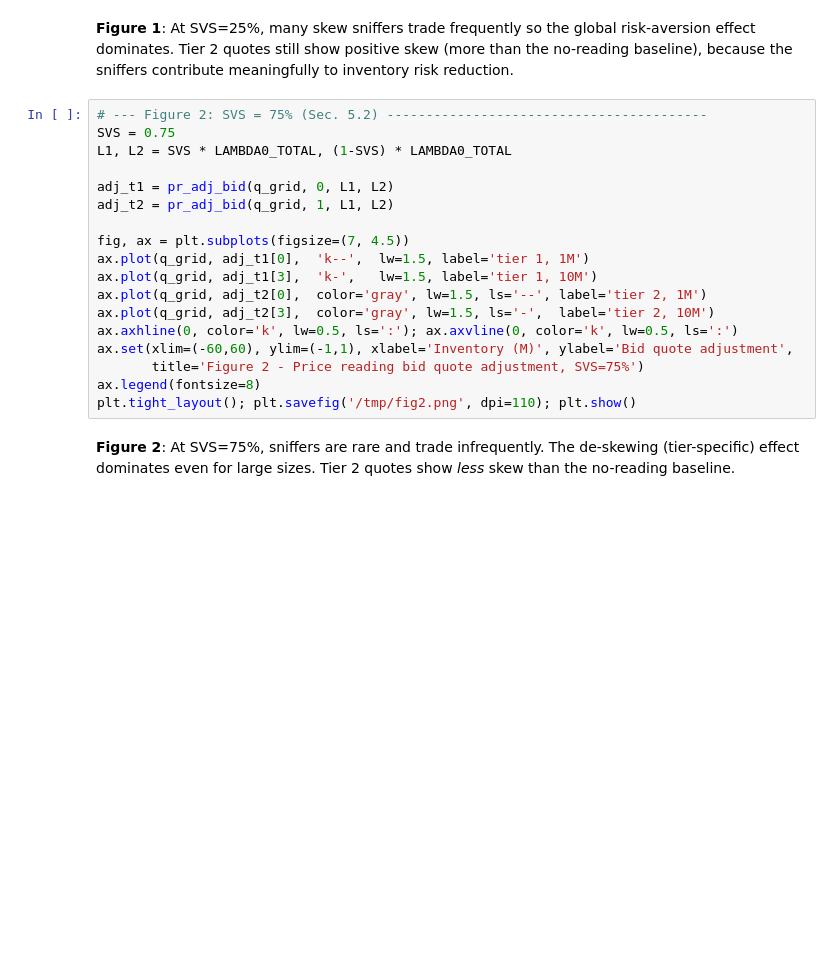
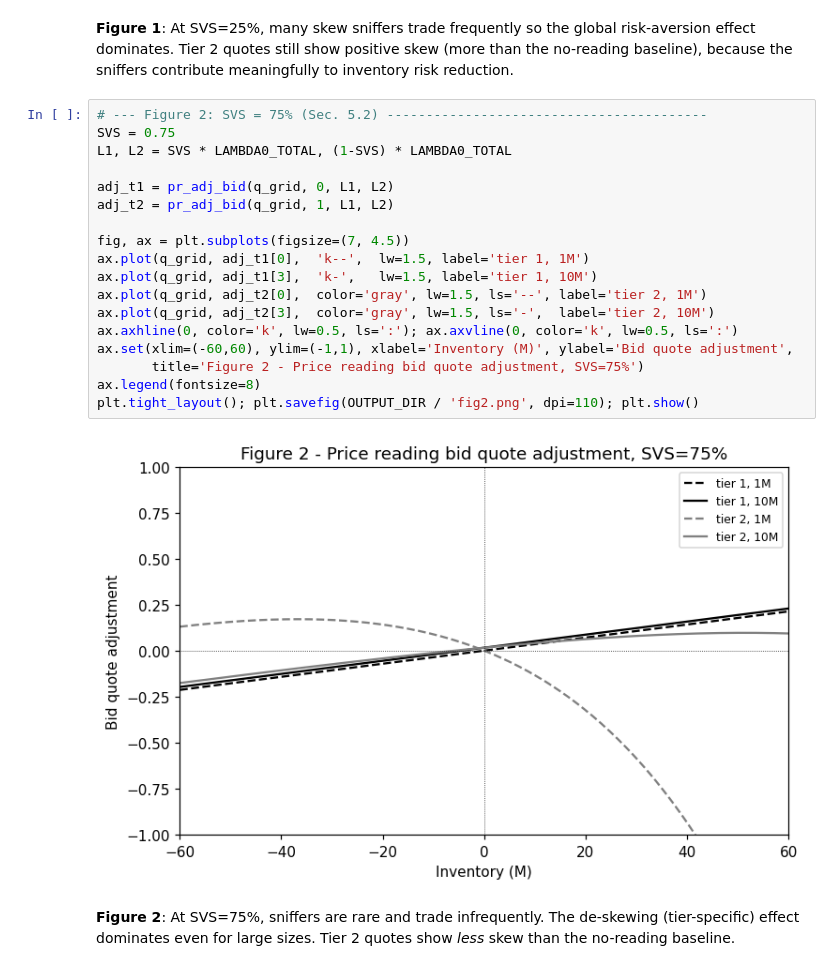
Before and after one commit to yurit04/algo_market_making, a Jupyter notebook: notebooks/optimal_quoting_adverse_selection_price_reading.ipynb, the cells around one changed output. Drawn from its saved outputs; the diff is of its cells as text; blank space fills up the shorter version.

```diff
--- a/notebooks/optimal_quoting_adverse_selection_price_reading.ipynb
+++ b/notebooks/optimal_quoting_adverse_selection_price_reading.ipynb
@@ -163,21 +192,23 @@ because the sniffers contribute meaningfully to inventory risk reduction.
 # %%
 # --- Figure 2: SVS = 75% (Sec. 5.2) -----------------------------------------
 SVS = 0.75
 L1, L2 = SVS * LAMBDA0_TOTAL, (1-SVS) * LAMBDA0_TOTAL
 
 adj_t1 = pr_adj_bid(q_grid, 0, L1, L2)
 adj_t2 = pr_adj_bid(q_grid, 1, L1, L2)
 
 fig, ax = plt.subplots(figsize=(7, 4.5))
 ax.plot(q_grid, adj_t1[0],  'k--',  lw=1.5, label='tier 1, 1M')
 ax.plot(q_grid, adj_t1[3],  'k-',   lw=1.5, label='tier 1, 10M')
 ax.plot(q_grid, adj_t2[0],  color='gray', lw=1.5, ls='--', label='tier 2, 1M')
 ax.plot(q_grid, adj_t2[3],  color='gray', lw=1.5, ls='-',  label='tier 2, 10M')
 ax.axhline(0, color='k', lw=0.5, ls=':'); ax.axvline(0, color='k', lw=0.5, ls=':')
 ax.set(xlim=(-60,60), ylim=(-1,1), xlabel='Inventory (M)', ylabel='Bid quote adjustment',
        title='Figure 2 - Price reading bid quote adjustment, SVS=75%')
 ax.legend(fontsize=8)
-plt.tight_layout(); plt.savefig('/tmp/fig2.png', dpi=110); plt.show()
+plt.tight_layout(); plt.savefig(OUTPUT_DIR / 'fig2.png', dpi=110); plt.show()
+# %% [output]
+[figure, added]
 # %% [markdown]
 **Figure 2**: At SVS=75%, sniffers are rare and trade infrequently.
 The de-skewing (tier-specific) effect dominates even for large sizes.
```
Also changed, not shown: parts of 9 cells of this notebook, 2 other files.
